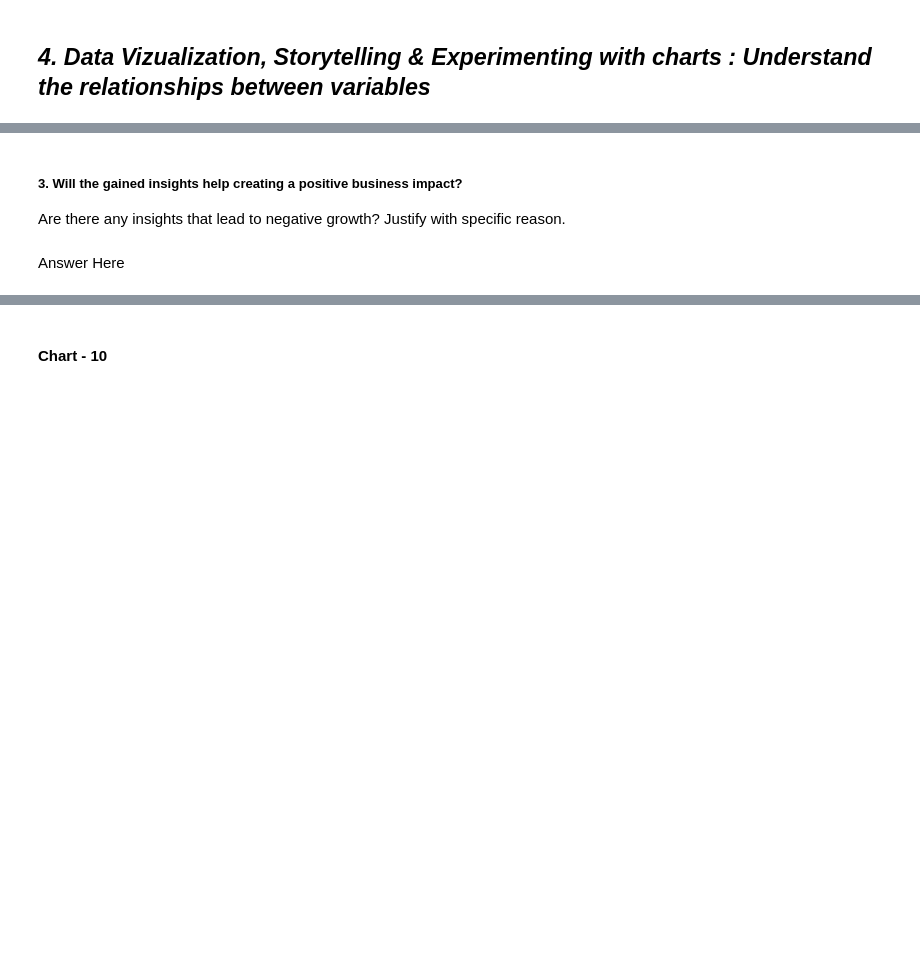
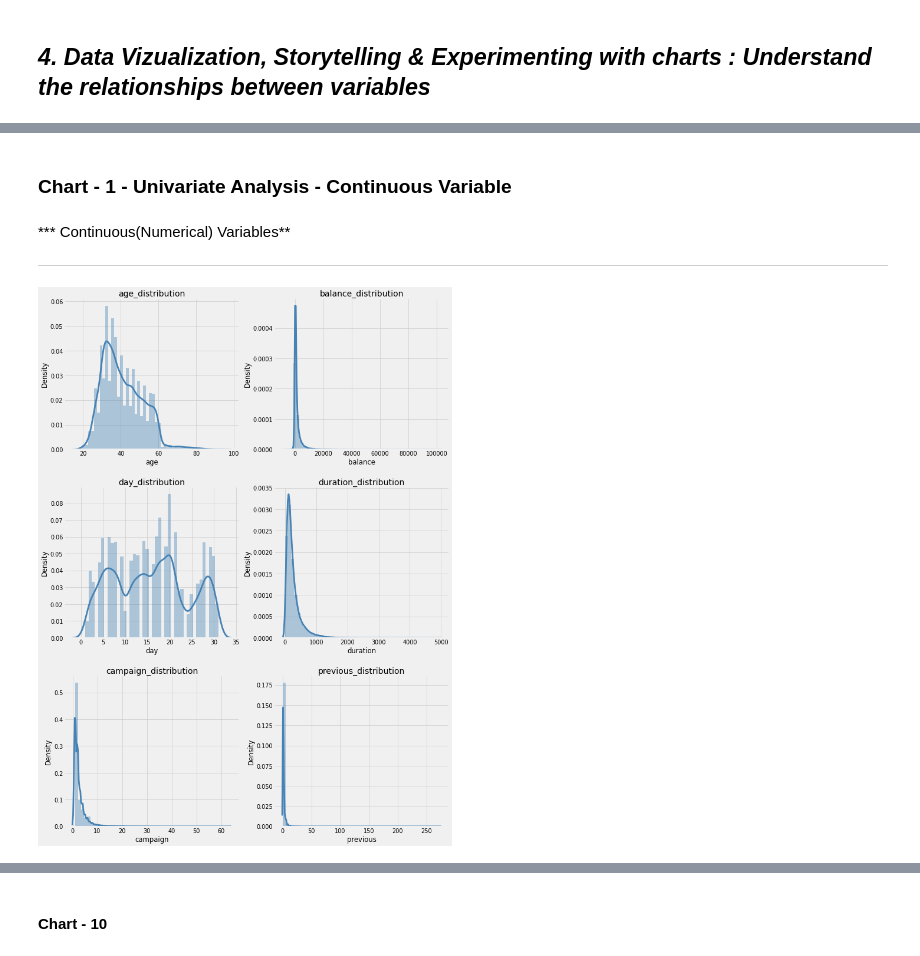
Before and after one commit to saumyadash9/Saumya-Dash-Bank-Marketing-Effectiveness-Prediction, a Jupyter notebook: Saumya_Dash_Bank_Marketing_Effectiveness_Prediction.ipynb, the cells around one changed output, grey strips where cells are left out. Saved outputs shown, nothing was run; the diff lists cells and outputs as text; code cells hidden in the pictures; blank space fills up the shorter version.

```diff
--- a/Saumya_Dash_Bank_Marketing_Effectiveness_Prediction.ipynb
+++ b/Saumya_Dash_Bank_Marketing_Effectiveness_Prediction.ipynb
@@ -168,7 +174,7 @@ dtypes: int64(7), object(10)
 memory usage: 5.9+ MB
 # %%
 #creating a list for all continuous variables
-continuous_list = ['age', 'balance', 'day', 'duration', 'campaign', 'pdays', 'previous']
+continuous_list = ['age', 'balance', 'day', 'duration', 'campaign', 'previous']
 # %%
 #creating a list for all categorical variables
 categorical_list = [ 'job', 'marital', 'education', 'default', 'housing',
@@ -440,3 +444,9 @@ memory usage: 5.9+ MB
+# %%
+#mapping the non contacted values i.e. -1 as 0 and all other values as 1 in a new column p_contacted
+df['p_contacted'] = [0 if x == -1 else 1 for x in df.pdays]
+# %%
+#dropping the old column pdays
+df.drop(columns=['pdays'], inplace=True)
 # %% [markdown]
 ### What all manipulations have you done and insights you found?
 
@@ -598,5 +460,28 @@ Answer Here
-# %% [markdown]
-##### 3. Will the gained insights help creating a positive business impact?
-Are there any insights that lead to negative growth? Justify with specific reason.
-# %% [markdown]
-Answer Here
+# %% [markdown]
+### **Chart - 1 - Univariate Analysis - Continuous Variable**
+# %% [markdown]
+ *** Continuous(Numerical) Variables**
+
+---
+# %%
+# Chart - 1 visualization code
+#univariate analysis -- Continuous variables
+#defining a function to plot the count of the continuous variables of the dataset
+def plot_cont(x):
+
+    fig = plt.figure(figsize=(15,30))
+    plt.subplots_adjust(hspace=.25)
+
+    nrows = len(x.columns) //2 +1
+    ncols = 2
+
+    for i,t in enumerate(list(x.columns)):
+        ax = fig.add_subplot(nrows, ncols, i+1)
+        sns.distplot(a= df[t],
+                     ax=ax, color= 'steelblue')
+        plt.title(t + '_distribution')
+# %%
+#using the defined function to plot the probability density graphs of the continuous variables
+plot_cont(df[continuous_list])
+# %% [output]
+[figure, added]
```
Also changed, not shown: parts of 196 cells of this notebook.
